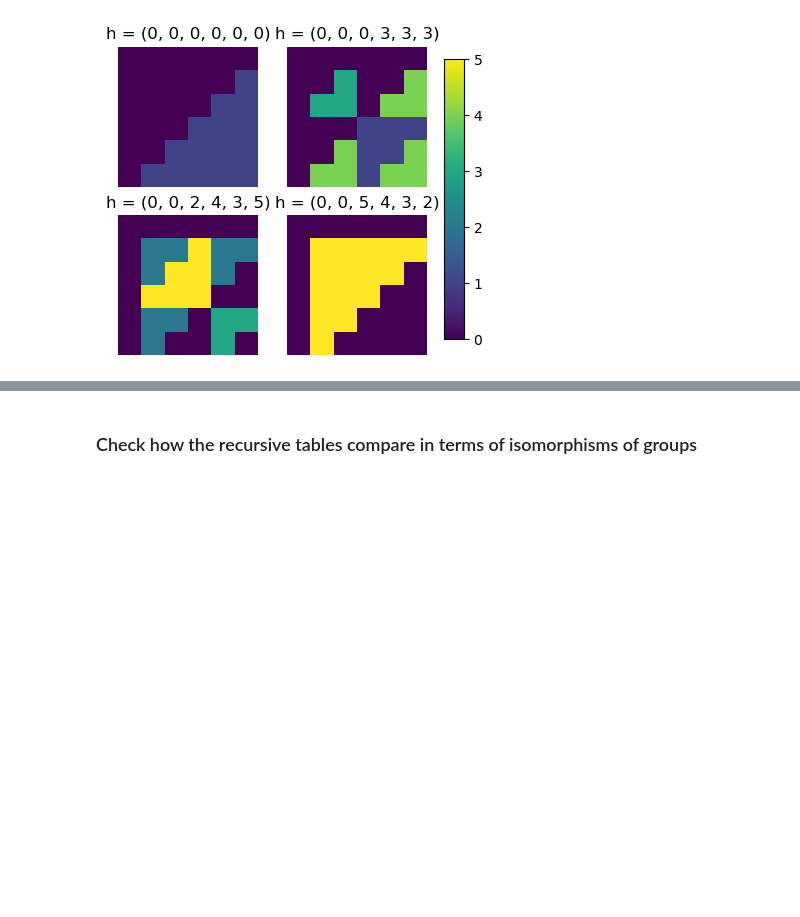
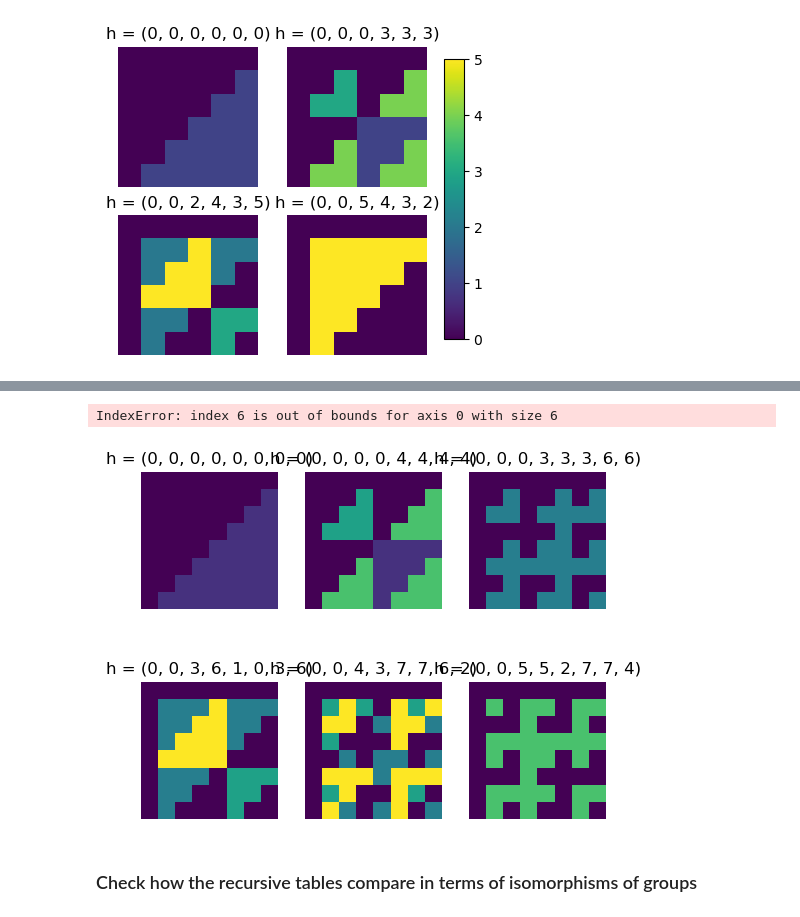
Before and after one commit to cutterdawes/BaseAddition, a Jupyter notebook: carry_tables.ipynb, the cells around one changed output, grey strips where cells are left out. Cells and saved outputs as stored; diff of their text form; code cells hidden in the pictures; blank space fills up the shorter version.

```diff
--- a/carry_tables.ipynb
+++ b/carry_tables.ipynb
@@ -65,3 +69,5 @@ tables6 = functions.construct_tables(6, sample=True, n_samples=6^2 // 2)
+# %%
+tables8 = functions.construct_tables(8, sample=True, n=5)
 # %% [markdown]
 ### Plot their carry tables
 # %%
@@ -110,3 +117,8 @@ for h in tables6.keys():
+# %%
+show_tables(tables8, 8)
+# %% [output]
+IndexError: index 6 is out of bounds for axis 0 with size 6
+[figure, added]
 # %% [markdown]
 ### Check how the recursive tables compare in terms of isomorphisms of groups
 # %%
```
Also changed, not shown: parts of 8 cells of this notebook, 1 other file.
